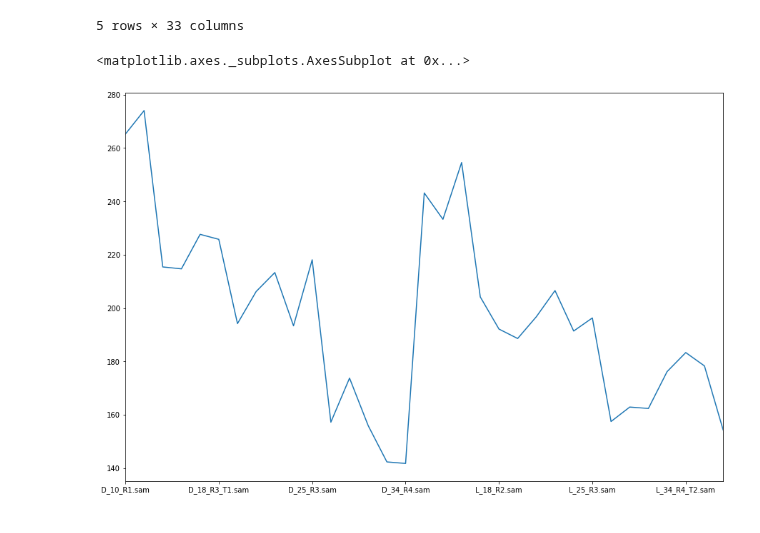
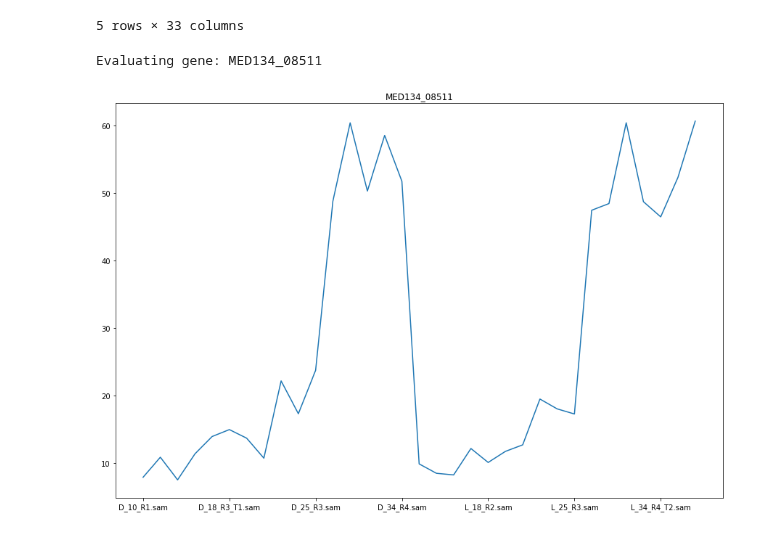
Before and after one commit to Robaina/Dokdonia, a Jupyter notebook: DE_Notebook.ipynb, the cells around one changed output. Drawn from its saved outputs; the diff is of its cells as text; code cells hidden in the pictures.

```diff
--- a/DE_Notebook.ipynb
+++ b/DE_Notebook.ipynb
@@ -49,14 +71,17 @@ meta.head()
 | D_18_R1 | D | 18 | R1 |
 | D_18_R2 | D | 18 | R2 |
 # %%
+p_value_cutoff = 5e-2
+
 dds = py_DESeq2(count_matrix = counts,
                design_matrix = meta,
                design_formula = '~ temperature',
                gene_column = 'index')
 
-dds.run_deseq()
-dds.get_deseq_result()
+dds.run_deseq(test="LRT", reduced = Formula('~ 1'))
+dds.get_deseq_result(alpha=p_value_cutoff)
 res = dds.deseq_result
+res = res[res.padj < p_value_cutoff]
 res.head()
 # %% [output]
 |  | baseMean | log2FoldChange | lfcSE | stat | pvalue | padj | index |
@@ -68,12 +92,0 @@ res.head()
-# %%
-from rpy2.robjects import Formula
-
-dds = py_DESeq2(count_matrix = counts,
-               design_matrix = meta,
-               design_formula = '~ lighting + temperature',
-               gene_column = 'index')
-
-dds.run_deseq(test="LRT", reduced = '~ temperature') #Formula('~ temperature'))
-dds.get_deseq_result()
-res = dds.deseq_result
-res.head()
@@ -86,0 +93,3 @@ res.head()
+# %%
+neg_corr_genes = res[res.log2FoldChange < -1].index.tolist()
+pos_corr_genes = res[res.log2FoldChange > 1].index.tolist()
@@ -97,10 +109,9 @@ tpm.head()
 | MED134_07369 | 287.031906 | 255.749791 | 298.386295 | 359.507705 | 326.138456 | 371.312544 | 357.641093 | ... |
 5 rows × 33 columns
 # %%
-# log2 fold change: -1.034
-# peptide chain release factor RF-3
-gene_id = 'MED134_14802'
-tpm.loc[gene_id].plot(legend=False, figsize=(15, 10))
+gene_id = pos_corr_genes[30]
+print(f'Evaluating gene: {gene_id}')
+ax = tpm.loc[gene_id].plot(legend=False, figsize=(15, 10), title=gene_id)
 # %% [output]
-<matplotlib.axes._subplots.AxesSubplot at 0x...>
+Evaluating gene: MED134_08511
-[figure, old version]
+[figure, new version]
```
Also changed, not shown: parts of 23 cells of this notebook, 3 other files.
